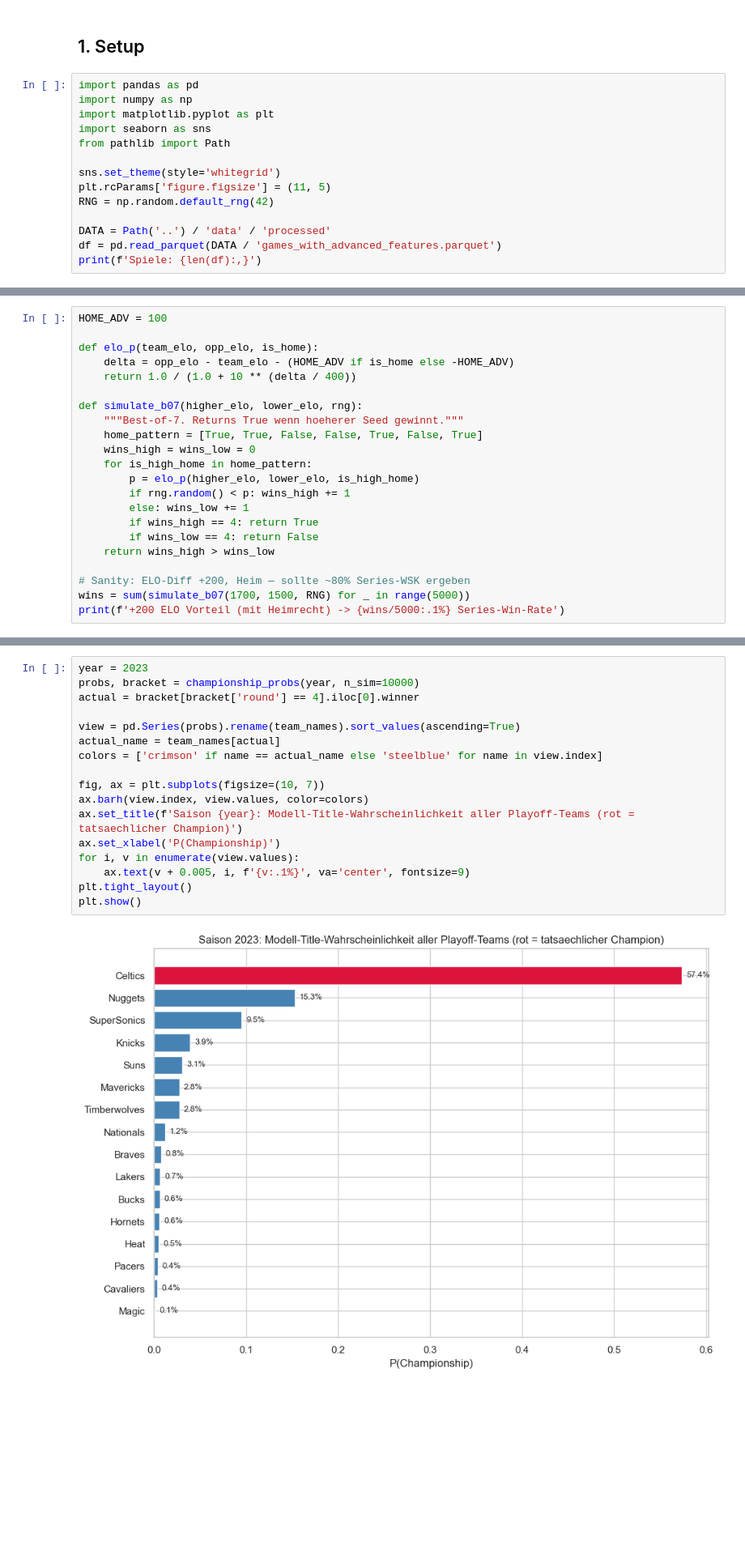
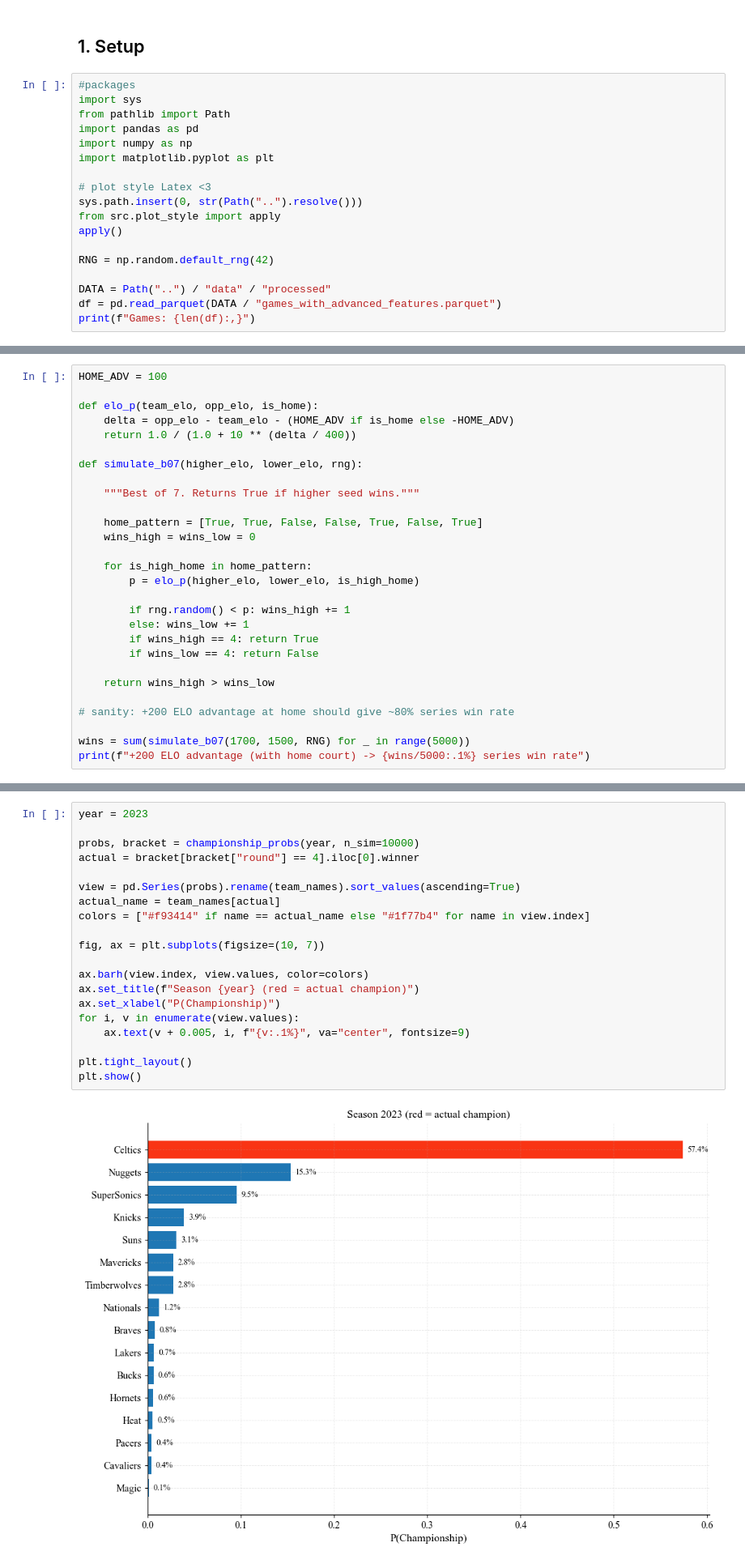
Before and after one commit to klp-data/nba-game-predictor, a Jupyter notebook: notebooks/08_bracket_simulation.ipynb, the cells around one changed output, grey strips where cells are left out. Shown at 81% size. Drawn from its saved outputs; the diff is of its cells as text; blank space fills up the shorter version.

```diff
--- a/notebooks/08_bracket_simulation.ipynb
+++ b/notebooks/08_bracket_simulation.ipynb
@@ -14,17 +14,21 @@ Wir bleiben bewusst bei **ELO-only** fuer die Bracket-Sim — ELO ist die sauber
 # %% [markdown]
 ## 1. Setup
 # %%
+#packages
+import sys
+from pathlib import Path
 import pandas as pd
 import numpy as np
 import matplotlib.pyplot as plt
-import seaborn as sns
-from pathlib import Path
 
-sns.set_theme(style='whitegrid')
-plt.rcParams['figure.figsize'] = (11, 5)
+# plot style Latex <3
+sys.path.insert(0, str(Path("..").resolve()))
+from src.plot_style import apply
+apply()
+
 RNG = np.random.default_rng(42)
 
-DATA = Path('..') / 'data' / 'processed'
-df = pd.read_parquet(DATA / 'games_with_advanced_features.parquet')
-print(f'Spiele: {len(df):,}')
+DATA = Path("..") / "data" / "processed"
+df = pd.read_parquet(DATA / "games_with_advanced_features.parquet")
+print(f"Games: {len(df):,}")
 # %% [output]
@@ -70,18 +76,24 @@ def elo_p(team_elo, opp_elo, is_home):
     return 1.0 / (1.0 + 10 ** (delta / 400))
 
 def simulate_b07(higher_elo, lower_elo, rng):
-    """Best-of-7. Returns True wenn hoeherer Seed gewinnt."""
+
+    """Best of 7. Returns True if higher seed wins."""
+
     home_pattern = [True, True, False, False, True, False, True]
     wins_high = wins_low = 0
+
     for is_high_home in home_pattern:
         p = elo_p(higher_elo, lower_elo, is_high_home)
+
         if rng.random() < p: wins_high += 1
         else: wins_low += 1
         if wins_high == 4: return True
         if wins_low == 4: return False
+
     return wins_high > wins_low
 
-# Sanity: ELO-Diff +200, Heim — sollte ~80% Series-WSK ergeben
+# sanity: +200 ELO advantage at home should give ~80% series win rate
+
 wins = sum(simulate_b07(1700, 1500, RNG) for _ in range(5000))
-print(f'+200 ELO Vorteil (mit Heimrecht) -> {wins/5000:.1%} Series-Win-Rate')
+print(f"+200 ELO advantage (with home court) -> {wins/5000:.1%} series win rate")
 # %% [output]
@@ -276,20 +320,23 @@ Visualisierung der Top-Championship-Wahrscheinlichkeiten fuer ein konkretes Jahr
 # %%
 year = 2023
+
 probs, bracket = championship_probs(year, n_sim=10000)
-actual = bracket[bracket['round'] == 4].iloc[0].winner
+actual = bracket[bracket["round"] == 4].iloc[0].winner
 
 view = pd.Series(probs).rename(team_names).sort_values(ascending=True)
 actual_name = team_names[actual]
-colors = ['crimson' if name == actual_name else 'steelblue' for name in view.index]
+colors = ["#f93414" if name == actual_name else "#1f77b4" for name in view.index]
 
 fig, ax = plt.subplots(figsize=(10, 7))
+
 ax.barh(view.index, view.values, color=colors)
-ax.set_title(f'Saison {year}: Modell-Title-Wahrscheinlichkeit aller Playoff-Teams (rot = tatsaechlicher Champion)')
-ax.set_xlabel('P(Championship)')
+ax.set_title(f"Season {year} (red = actual champion)")
+ax.set_xlabel("P(Championship)")
 for i, v in enumerate(view.values):
-    ax.text(v + 0.005, i, f'{v:.1%}', va='center', fontsize=9)
+    ax.text(v + 0.005, i, f"{v:.1%}", va="center", fontsize=9)
+
 plt.tight_layout()
 plt.show()
 # %% [output]
-[figure, old version]
+[figure, new version]
 # %% [markdown]
```
Also changed, not shown: parts of 25 cells of this notebook, 2 other files.
